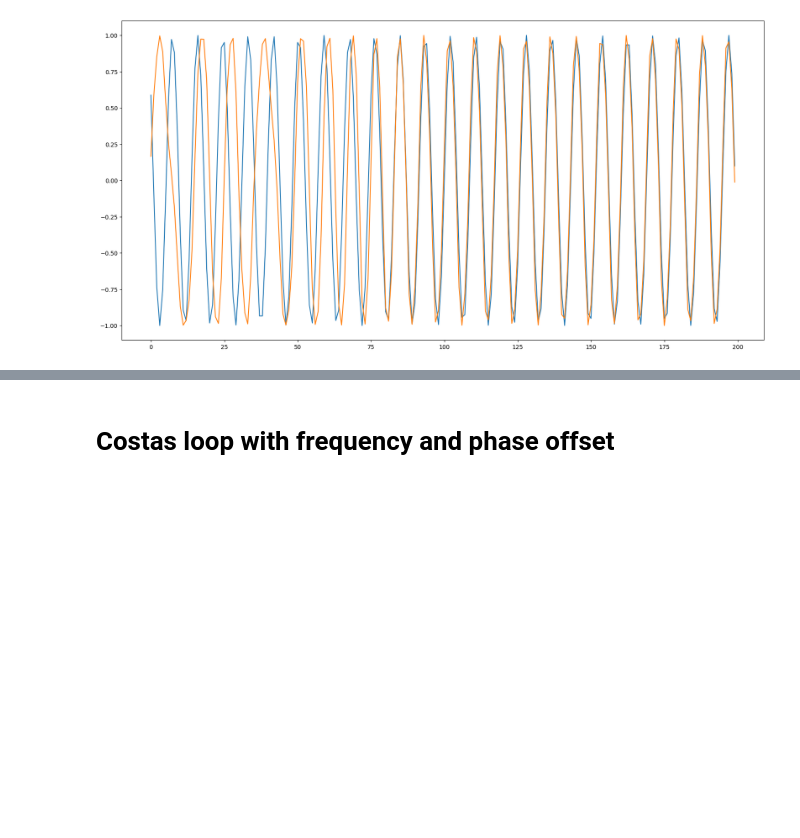
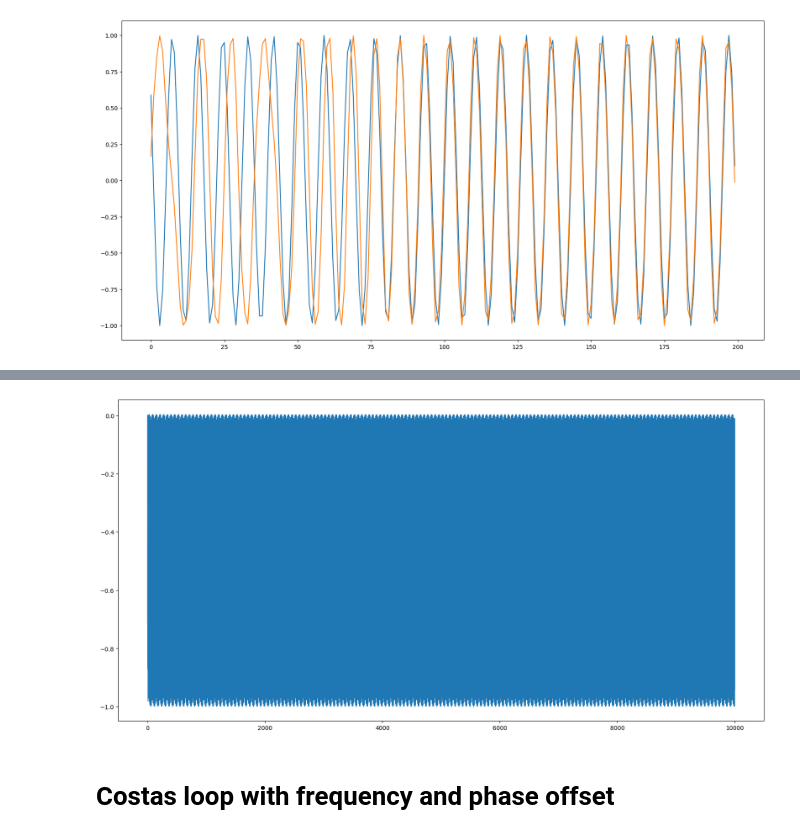
Before and after one commit to enthyp/SDR, a Jupyter notebook: PLL.ipynb, the cells around one changed output, grey strips where cells are left out. Cells and saved outputs as stored; diff of their text form; code cells hidden in the pictures; blank space fills up the shorter version.

```diff
--- a/PLL.ipynb
+++ b/PLL.ipynb
@@ -82,2 +134,6 @@ plot_signals([signal, np.sin(2 * np.pi * f_0 * t_s + phases)], start=start, widt
+# %%
+plot_signals([msg], start=start, width=width, normalize=False)
+# %% [output]
+[figure, added]
 # %% [markdown]
 # Costas loop with frequency and phase offset
```
Also changed, not shown: parts of 6 cells of this notebook, 1 other file.
